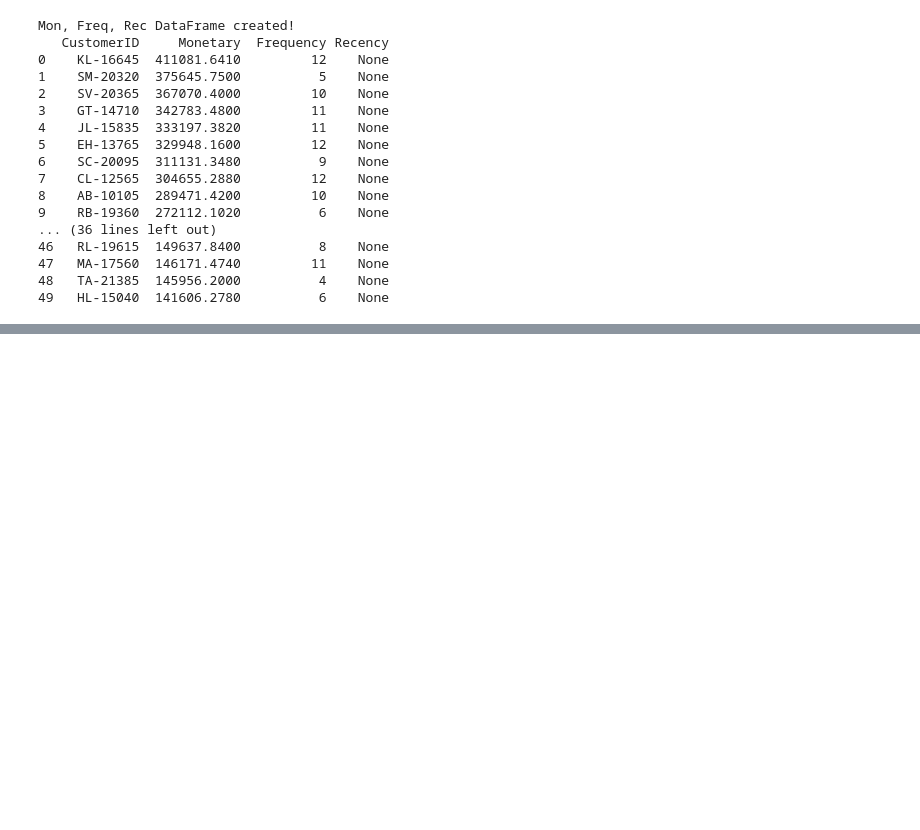
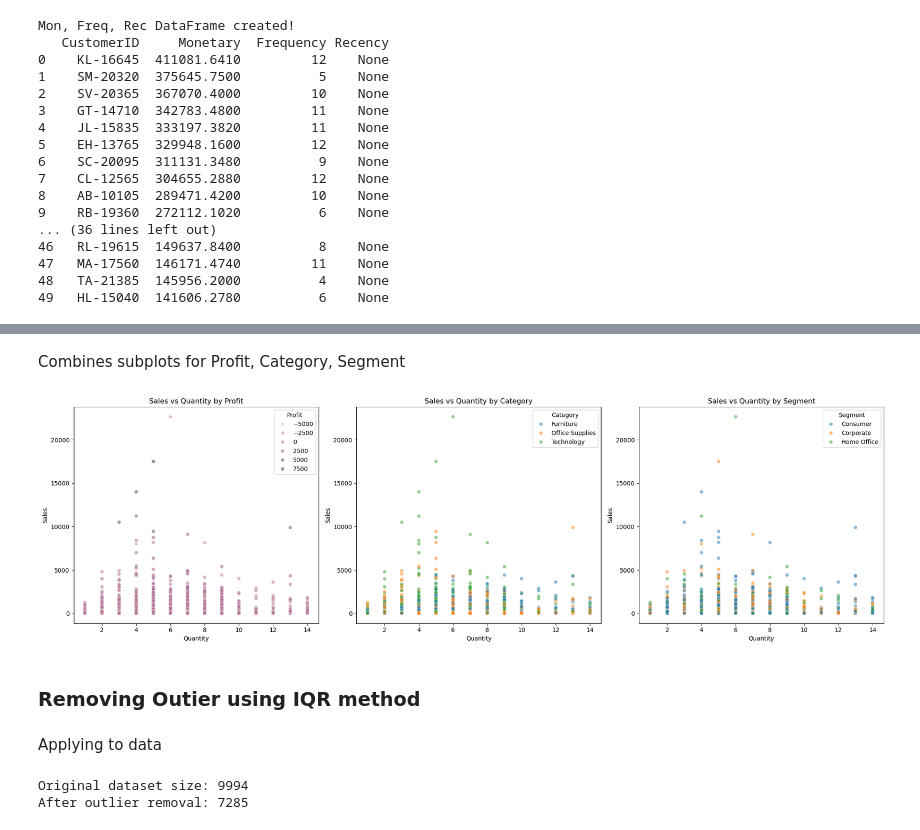
Before and after one commit to bbhatta10/E-Commerce-Sales-Insights-Tableau-Dashboard-, a Jupyter notebook: BI.ipynb, the cells around one changed output, grey strips where cells are left out. Drawn from its saved outputs; the diff is of its cells as text; code cells hidden in the pictures; blank space fills up the shorter version.

Commit message:
Outlier removal using IQR

```diff
--- a/BI.ipynb
+++ b/BI.ipynb
@@ -1367,0 +1452,41 @@ Mon, Freq, Rec DataFrame created!
+# %% [markdown]
+ Combines subplots for Profit, Category, Segment
+# %%
+fig, ax = plt.subplots(1, 3, figsize=(20, 6))
+
+sns.scatterplot(
+    data=ecom_df_n,
+    x='Quantity',
+    y='Sales',
+    hue='Profit',
+    alpha=0.5,
+    ax=ax[0]
+)
+ax[0].set_title('Sales vs Quantity by Profit')
+sns.scatterplot(
+    data=ecom_df_n,
+    x='Quantity',
+    y='Sales',
+    hue='Category',
+    alpha=0.5,
+    ax=ax[1]
+)
+ax[1].set_title('Sales vs Quantity by Category')
+
+# 3️⃣ Sales vs Quantity colored by Segment
+sns.scatterplot(
+    data=ecom_df_n,
+    x='Quantity',
+    y='Sales',
+    hue='Segment',
+    alpha=0.5,
+    ax=ax[2]
+)
+ax[2].set_title('Sales vs Quantity by Segment')
+
+plt.tight_layout()
+plt.show()
+# %% [output]
+[figure, added]
+# %% [markdown]
+### Removing Outier using IQR method
@@ -1367,0 +1504,11 @@ Mon, Freq, Rec DataFrame created!
+# %% [markdown]
+Applying to data
+# %%
+numerical_features = ['Sales', 'Quantity', 'Profit']
+ecom_df_clean = remove_outliers_iqr(ecom_df_n, numerical_features)
+
+print(f"Original dataset size: {len(ecom_df_n)}")
+print(f"After outlier removal: {len(ecom_df_clean)}")
+# %% [output]
+Original dataset size: 9994
+After outlier removal: 7285
```
Also changed, not shown: parts of 9 cells of this notebook.
